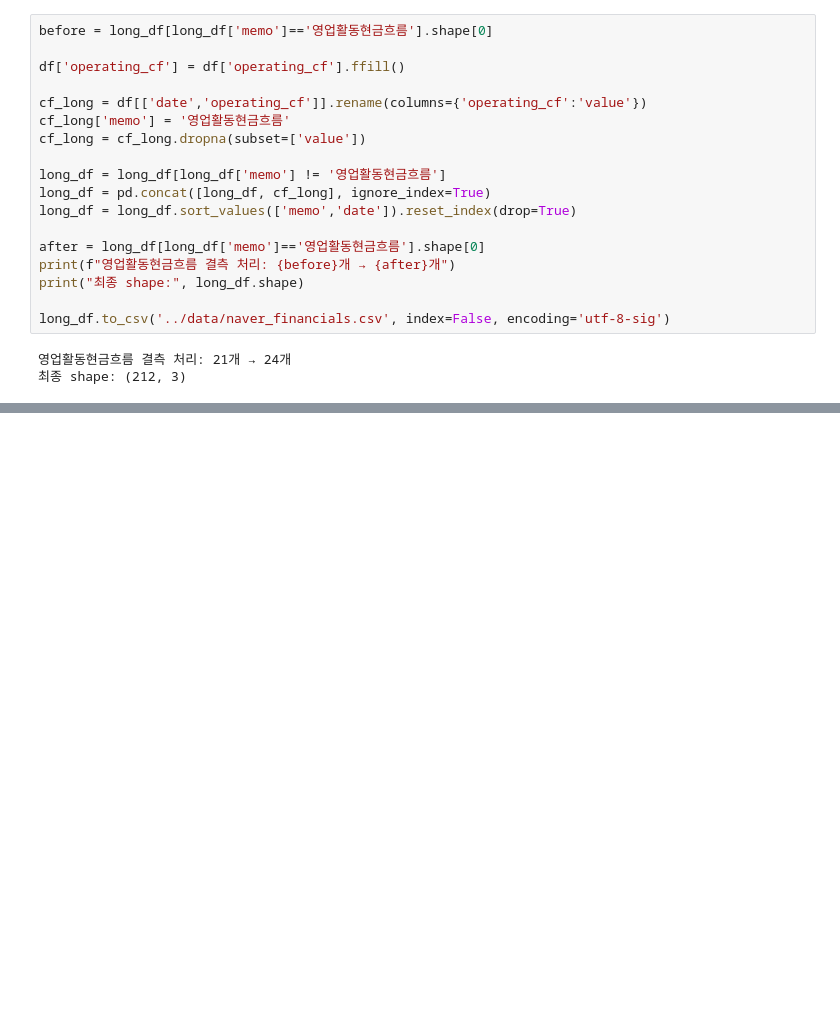
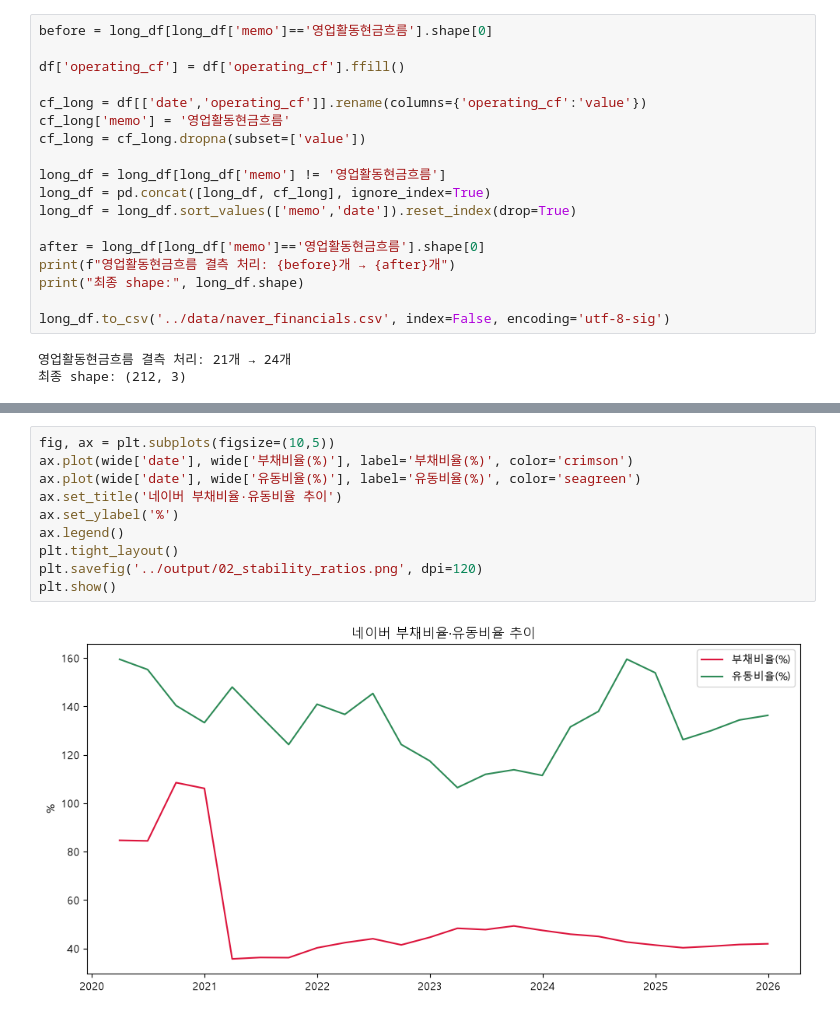
Before and after one commit to ilililililil4319/M1-2, a Jupyter notebook: notebook/prepare_data.ipynb, the cells around one changed output, grey strips where cells are left out. Cells and saved outputs as stored; diff of their text form; blank space fills up the shorter version.

```diff
--- a/notebook/prepare_data.ipynb
+++ b/notebook/prepare_data.ipynb
@@ -670,0 +783,12 @@ long_df.to_csv('../data/naver_financials.csv', index=False, encoding='utf-8-sig'
+# %%
+fig, ax = plt.subplots(figsize=(10,5))
+ax.plot(wide['date'], wide['부채비율(%)'], label='부채비율(%)', color='crimson')
+ax.plot(wide['date'], wide['유동비율(%)'], label='유동비율(%)', color='seagreen')
+ax.set_title('네이버 부채비율·유동비율 추이')
+ax.set_ylabel('%')
+ax.legend()
+plt.tight_layout()
+plt.savefig('../output/02_stability_ratios.png', dpi=120)
+plt.show()
+# %% [output]
+[figure, added]
```
Also changed, not shown: parts of 6 cells of this notebook, 12 other files.
